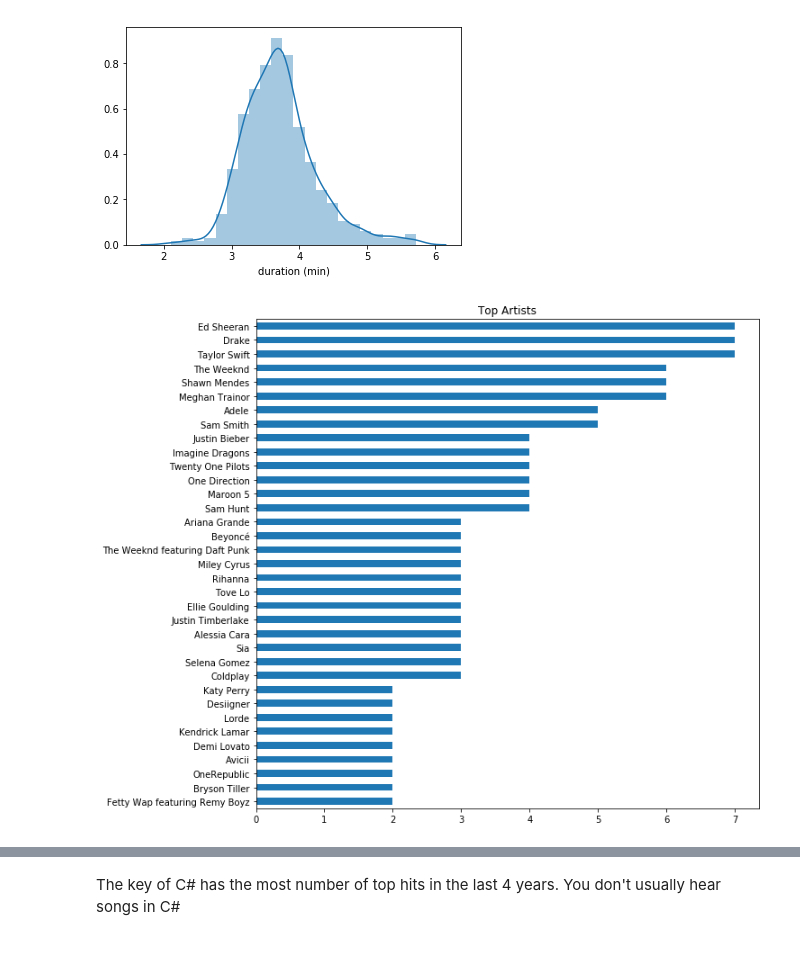
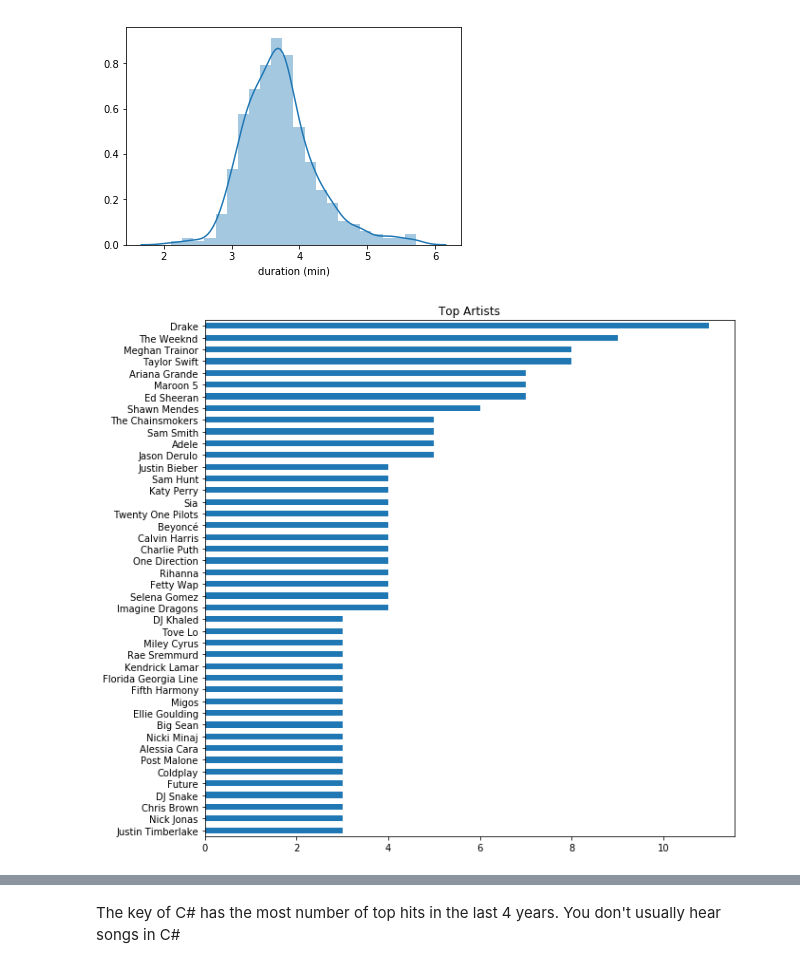
Before and after one commit to jkyung94/Capstone_2, a Jupyter notebook: EDA.ipynb, the cells around one changed output, grey strips where cells are left out. Cells and saved outputs as stored; diff of their text form; code cells hidden in the pictures.

```diff
--- a/EDA.ipynb
+++ b/EDA.ipynb
@@ -106,10 +148,14 @@ Mean duration: 3.711967125
+# %%
+dfn = dfn.replace(to_replace='. and .*', value='',regex=True)
+# %%
+dfn['Artists'] = dfn['Artists'].map(lambda row: row.strip())
 # %%
 plt.figure(figsize=(10,10))
-df['Artists'].value_counts()[:35].sort_values(ascending=True).plot(kind='barh') # 3 or more hits in 4 years
+dfn['Artists'].value_counts()[:44].sort_values(ascending=True).plot(kind='barh') # 3 or more hits in 4 years
 plt.title("Top Artists")
 plt.show()
 # %% [output]
-[figure, old version]
+[figure, new version]
 # %%
 # key
 key_mapping = {0.0: 'C', 1.0: 'C♯,D♭', 2.0: 'D', 3.0: 'D♯,E♭', 4.0: 'E', 5.0: 'F', 6.0: 'F♯,G♭', 7.0: 'G', 8.0: 'G♯,A♭', 9.0: 'A', 10.0: 'A♯,B♭', 11.0: 'B'}
```
Also changed, not shown: parts of 9 cells of this notebook.
